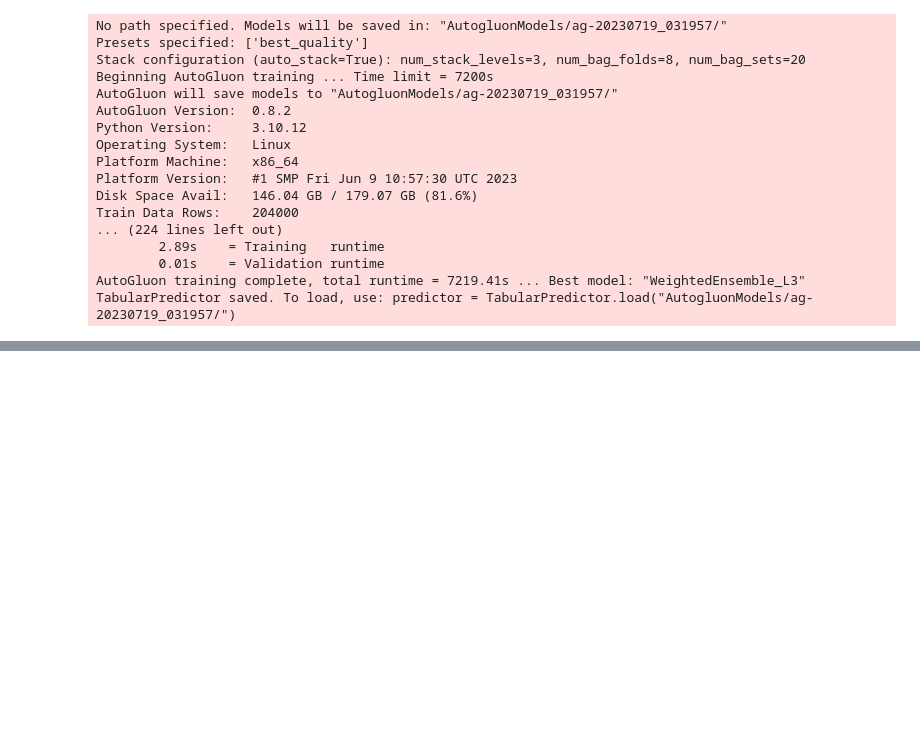
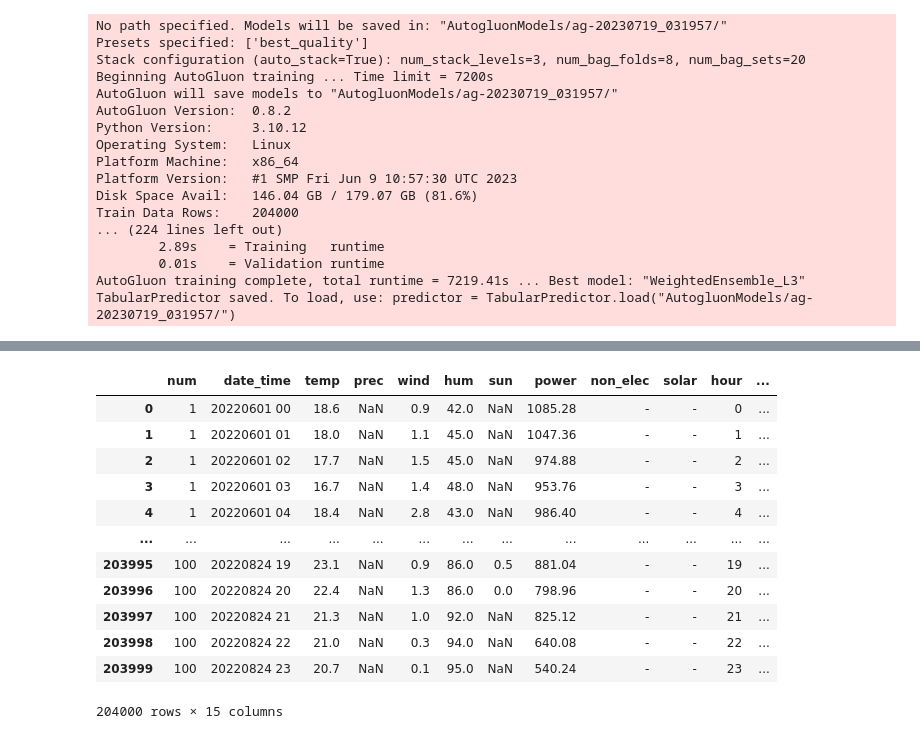
Before and after one commit to joosk3R/jskRprac, a Jupyter notebook: dacon_e_e.ipynb, the cells around one changed output, grey strips where cells are left out. Cells and saved outputs as stored; diff of their text form; code cells hidden in the pictures; blank space fills up the shorter version.

```diff
--- a/dacon_e_e.ipynb
+++ b/dacon_e_e.ipynb
@@ -243,0 +341,4 @@ autogluon결과 전체 데이터를 사용하면 예측력이 떨어짐 시계
+# %%
+train_df = train_df.drop(columns=["건물유형", "연면적(m2)" ,"냉방면적(m2)","PCS용량(kW)"])
+# %%
+train = train_df
@@ -243,0 +364,41 @@ autogluon결과 전체 데이터를 사용하면 예측력이 떨어짐 시계
+# %%
+## 변수들을 영문명으로 변경
+cols = ['num', 'date_time',  'temp','prec', 'wind',"hum",'sun','power', 'non_elec', 'solar']
+train.columns = cols
+
+# 시간 관련 변수들 생성
+date = pd.to_datetime(train.date_time)
+train['hour'] = date.dt.hour
+train['day'] = date.dt.weekday
+train['month'] = date.dt.month
+train['week'] = date.dt.weekofyear
+
+#######################################
+## 건물별, 요일별, 시간별 발전량 평균 넣어주기
+#######################################
+power_mean = pd.pivot_table(train, values = 'power', index = ['num', 'hour', 'day'], aggfunc = np.mean).reset_index()
+tqdm.pandas()
+train['day_hour_mean'] = train.progress_apply(lambda x : power_mean.loc[(power_mean.num == x['num']) & (power_mean.hour == x['hour']) & (power_mean.day == x['day']) ,'power'].values[0], axis = 1)
+# %%
+#######################################
+## 건물별 시간별 발전량 평균 넣어주기
+#######################################
+power_hour_mean = pd.pivot_table(train, values = 'power', index = ['num', 'hour'], aggfunc = np.mean).reset_index()
+tqdm.pandas()
+train['hour_mean'] = train.progress_apply(lambda x : power_hour_mean.loc[(power_hour_mean.num == x['num']) & (power_hour_mean.hour == x['hour']) ,'power'].values[0], axis = 1)
+# %%
+train
+# %% [output]
+|  | num | date_time | temp | prec | wind | hum | sun | power | non_elec | solar | hour | ... |
+| 0 | 1 | 20220601 00 | 18.6 | NaN | 0.9 | 42.0 | NaN | 1085.28 | - | - | 0 | ... |
+| 1 | 1 | 20220601 01 | 18.0 | NaN | 1.1 | 45.0 | NaN | 1047.36 | - | - | 1 | ... |
+| 2 | 1 | 20220601 02 | 17.7 | NaN | 1.5 | 45.0 | NaN | 974.88 | - | - | 2 | ... |
+| 3 | 1 | 20220601 03 | 16.7 | NaN | 1.4 | 48.0 | NaN | 953.76 | - | - | 3 | ... |
+| 4 | 1 | 20220601 04 | 18.4 | NaN | 2.8 | 43.0 | NaN | 986.40 | - | - | 4 | ... |
+| ... | ... | ... | ... | ... | ... | ... | ... | ... | ... | ... | ... | ... |
+| 203995 | 100 | 20220824 19 | 23.1 | NaN | 0.9 | 86.0 | 0.5 | 881.04 | - | - | 19 | ... |
+| 203996 | 100 | 20220824 20 | 22.4 | NaN | 1.3 | 86.0 | 0.0 | 798.96 | - | - | 20 | ... |
+| 203997 | 100 | 20220824 21 | 21.3 | NaN | 1.0 | 92.0 | NaN | 825.12 | - | - | 21 | ... |
+| 203998 | 100 | 20220824 22 | 21.0 | NaN | 0.3 | 94.0 | NaN | 640.08 | - | - | 22 | ... |
+| 203999 | 100 | 20220824 23 | 20.7 | NaN | 0.1 | 95.0 | NaN | 540.24 | - | - | 23 | ... |
+204000 rows × 15 columns
```
Also changed, not shown: parts of 52 cells of this notebook.
